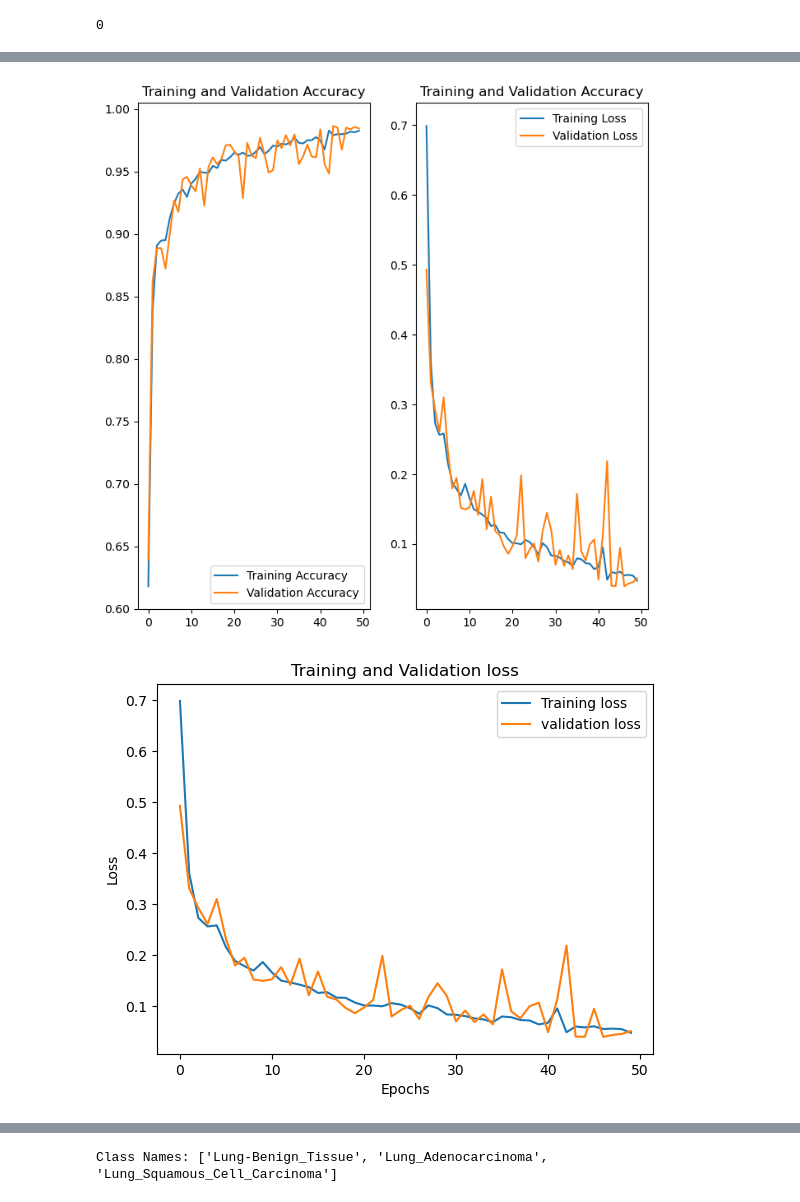
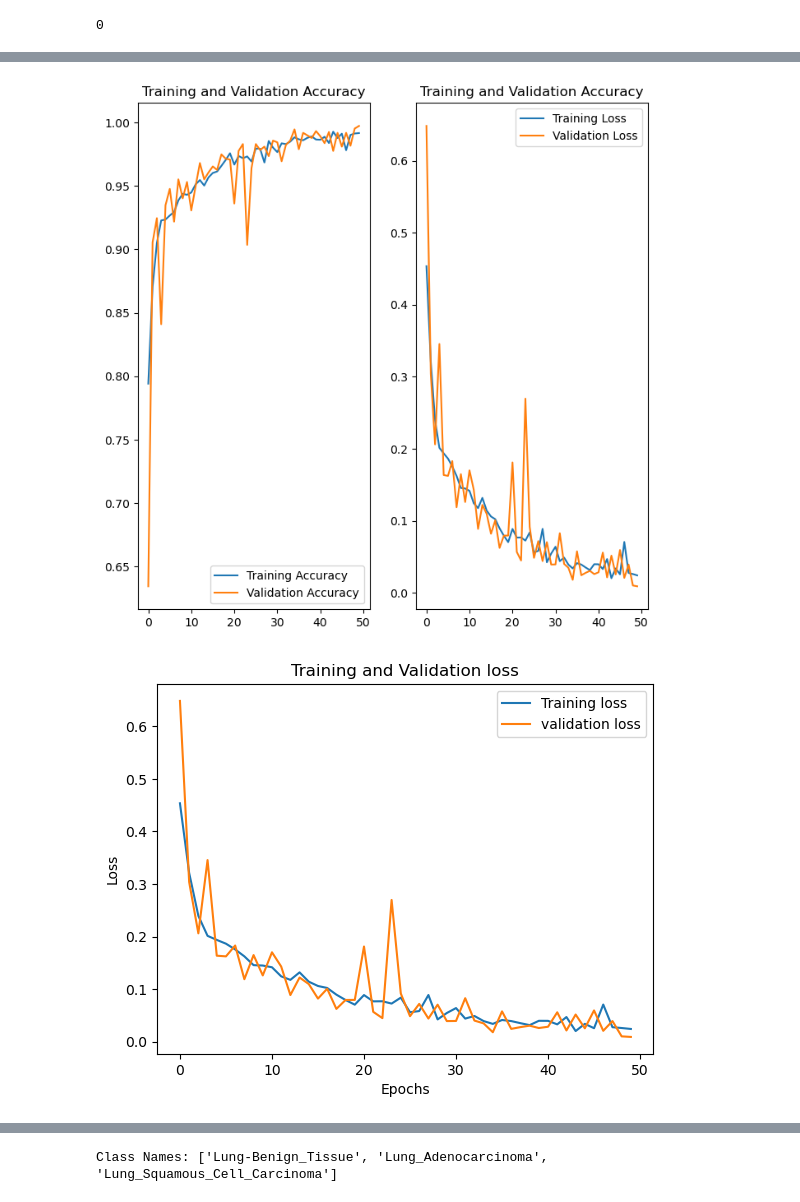
Before and after one commit to debnath-koushik/Major_Project_MCA23A001, a Jupyter notebook: Lungcancer.ipynb, the cells around one changed output, grey strips where cells are left out. Drawn from its saved outputs; the diff is of its cells as text; code cells hidden in the pictures.

Commit message:
upload project files and images

```diff
--- a/Lungcancer.ipynb
+++ b/Lungcancer.ipynb
@@ -102,30 +102,26 @@ train_ds = train_ds.map(
 ).prefetch(buffer_size=tf.data.AUTOTUNE)
 # %%
 input_shape = (BATCH_SIZE,IMAGE_H, IMAGE_W, channels)
-n_classes=4
+n_classes=3
 model = models.Sequential([
     resize_and_rescale,
-    layers.Conv2D(32, kernel_size = (3,3), activation='relu', input_shape=input_shape),
-    layers.Conv2D(32,  kernel_size = (3,3), activation='relu'),
-    layers.Conv2D(32,  kernel_size = (3,3), activation='relu'),
+    layers.Conv2D(32, kernel_size=(3,3), activation='relu', input_shape=input_shape),
+    layers.Conv2D(32, kernel_size=(3,3), activation='relu'),
     layers.MaxPooling2D((2, 2)),
+
+    layers.Conv2D(64, kernel_size=(3,3), activation='relu'),
+    layers.Conv2D(64, kernel_size=(3,3), activation='relu'),
     layers.MaxPooling2D((2, 2)),
-    layers.Conv2D(64,  kernel_size = (3,3), activation='relu'),
-    layers.Conv2D(64,  kernel_size = (3,3), activation='relu'),
-    layers.Conv2D(64,  kernel_size = (3,3), activation='relu'),
+
+    layers.Conv2D(128, kernel_size=(3,3), activation='relu'),
+    layers.Conv2D(128, kernel_size=(3,3), activation='relu'),
     layers.MaxPooling2D((2, 2)),
-    layers.MaxPooling2D((2, 2)),
-    layers.Conv2D(128,  kernel_size = (3,3), activation='relu'),
-    layers.Conv2D(128,  kernel_size = (3,3), activation='relu'),
-    layers.Conv2D(128,  kernel_size = (3,3), activation='relu'),
-    layers.Conv2D(128,  kernel_size = (3,3), activation='relu'),
-    layers.MaxPooling2D((2, 2)),
-    layers.MaxPooling2D((2, 2)),
+
     layers.Flatten(),
     layers.Dense(256, activation='relu'),
     layers.Dense(128, activation='relu'),
     layers.Dense(64, activation='relu'),
-    layers.Dense(n_classes, activation='softmax'),
+    layers.Dense(n_classes, activation='softmax')
 ])
 
 model.build(input_shape=input_shape)
@@ -214,17 +210,17 @@ plt.legend(loc='upper right')
 plt.title('Training and Validation Accuracy')
 plt.show()
 # %% [output]
-[figure, old version]
+[figure, new version]
 # %%
-plt.plot(range(50), loss,label='Training loss')
-plt.plot(range(50), val_loss , label='validation loss')
+plt.plot(range(epochs), loss,label='Training loss')
+plt.plot(range(epochs), val_loss , label='validation loss')
 plt.title('Training and Validation loss')
 plt.xlabel('Epochs')
 plt.ylabel('Loss')
 plt.legend()
 plt.show()
 # %% [output]
-[figure, old version]
+[figure, new version]
 # %%
 class_names = dataset.class_names
 # %%
```
Also changed, not shown: parts of 21 cells of this notebook.
